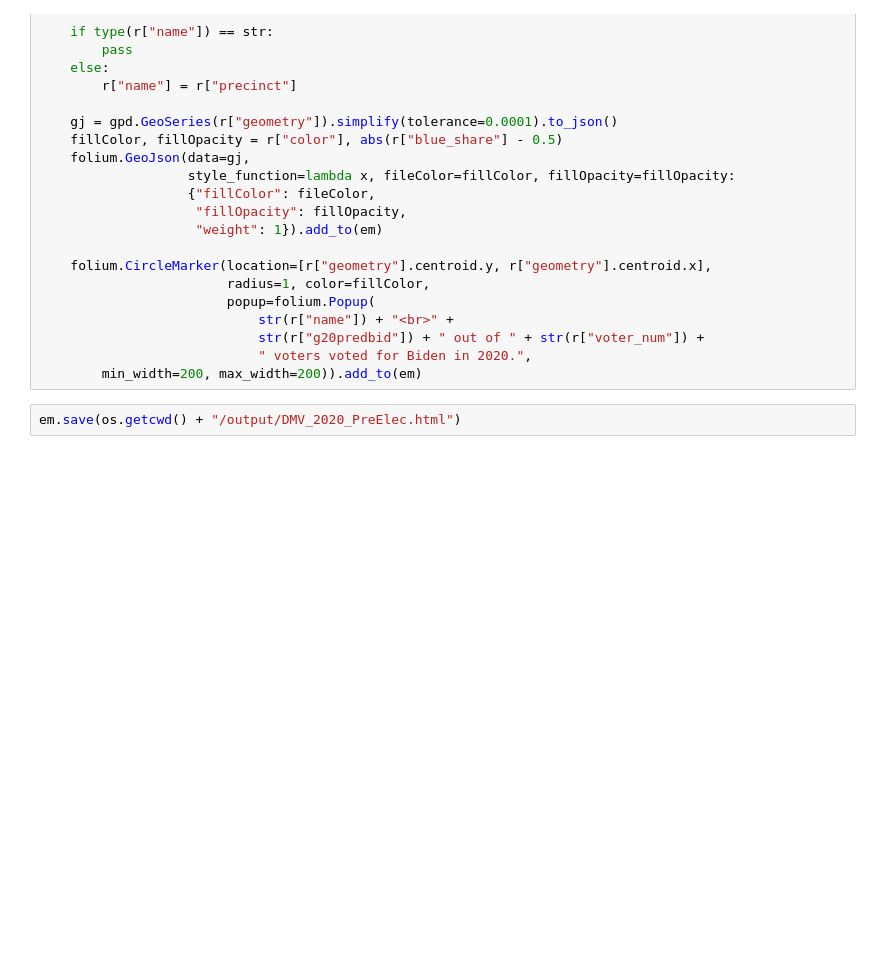
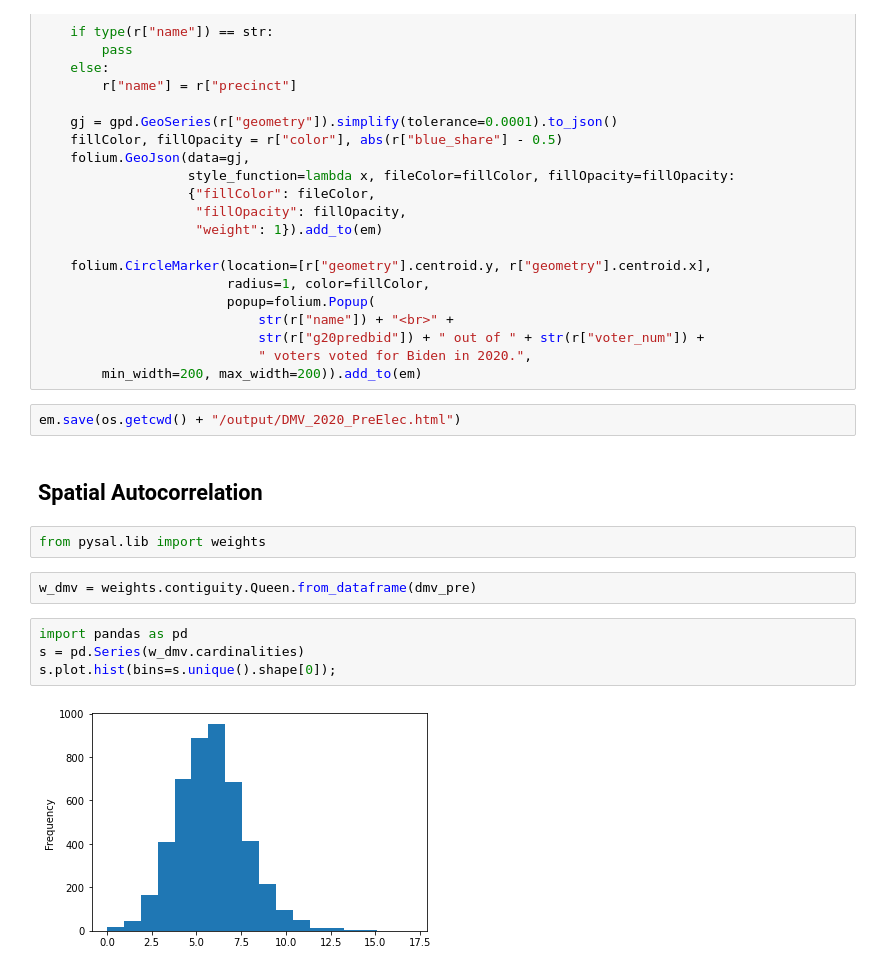
Before and after one commit to ccxzhang/GeoSpatialAnalysis, a Jupyter notebook: python/0_0_1_geopandas.ipynb, the cells around one changed output. Drawn from its saved outputs; the diff is of its cells as text; blank space fills up the shorter version.

```diff
--- a/python/0_0_1_geopandas.ipynb
+++ b/python/0_0_1_geopandas.ipynb
@@ -124,3 +120,15 @@ for _, r in dmv_pre.iterrows():
         min_width=200, max_width=200)).add_to(em)
 # %%
 em.save(os.getcwd() + "/output/DMV_2020_PreElec.html")
+# %% [markdown]
+## Spatial Autocorrelation
+# %%
+from pysal.lib import weights
+# %%
+w_dmv = weights.contiguity.Queen.from_dataframe(dmv_pre)
+# %%
+import pandas as pd
+s = pd.Series(w_dmv.cardinalities)
+s.plot.hist(bins=s.unique().shape[0]);
+# %% [output]
+[figure, added]
```
Also changed, not shown: parts of 2 cells of this notebook, 4 other files.
